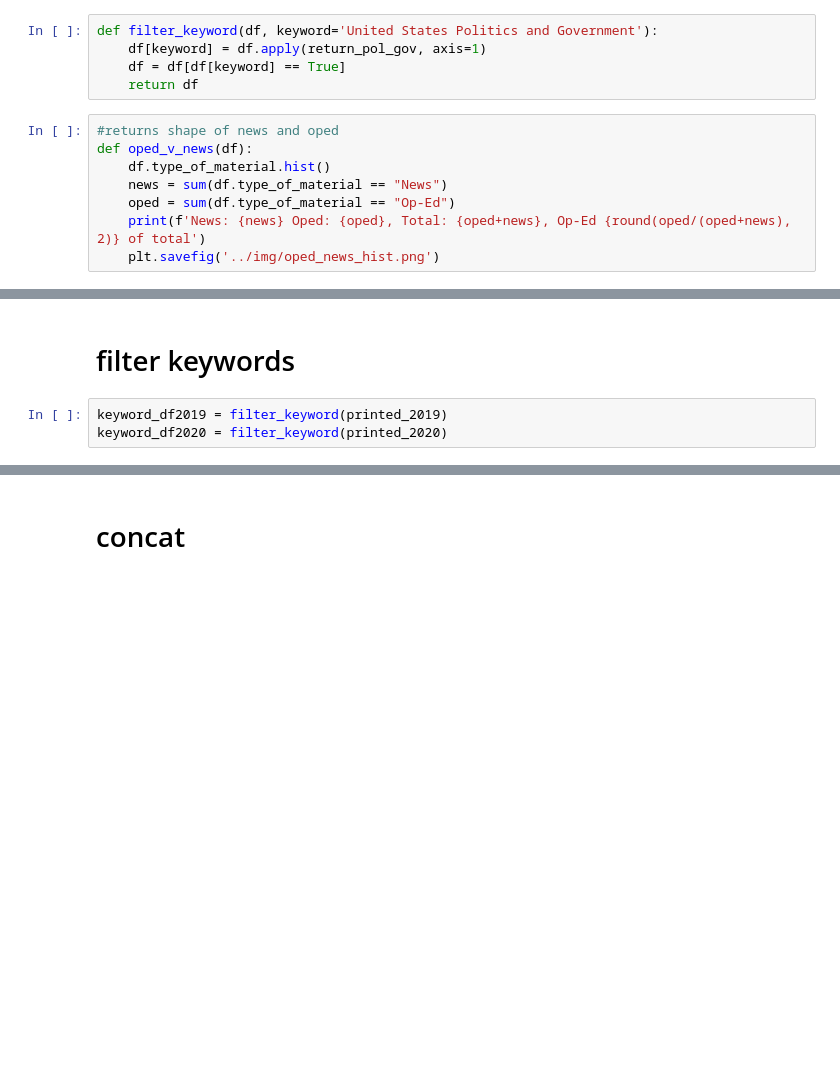
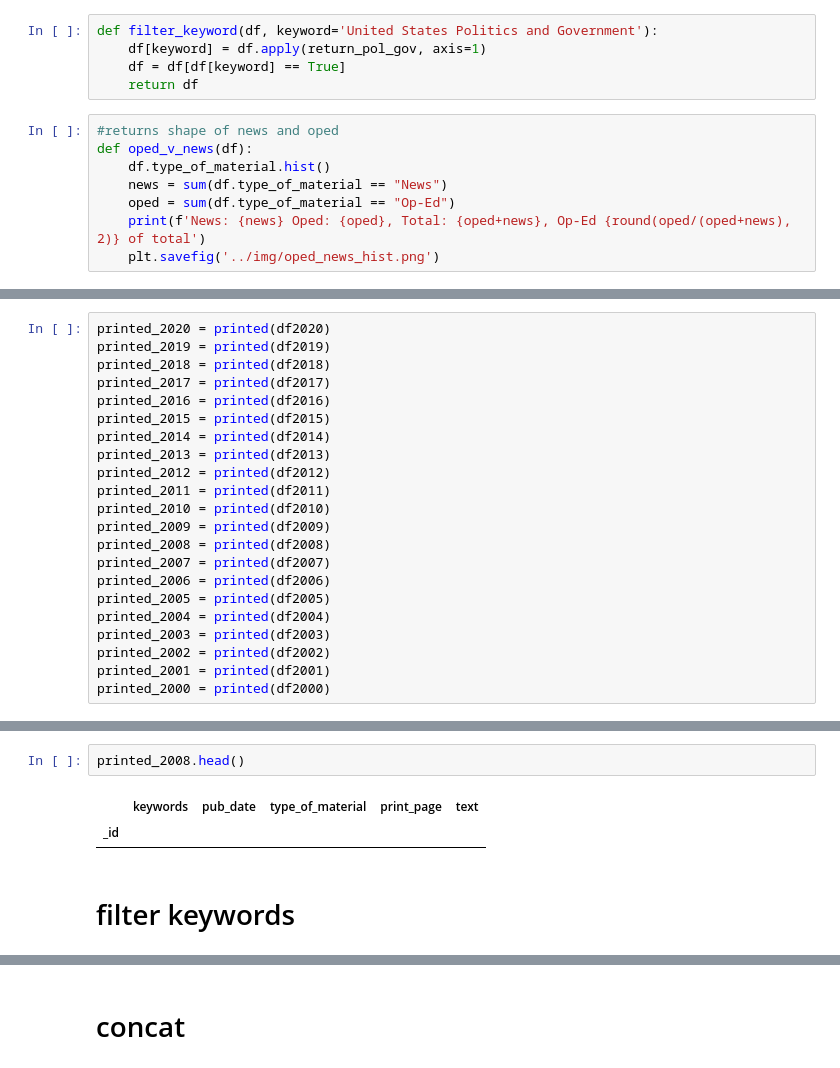
Before and after one commit to dj-betts/opinion_classifier, a Jupyter notebook: NLP_RFC/nlp.ipynb, the cells around one changed output, grey strips where cells are left out. Drawn from its saved outputs; the diff is of its cells as text; blank space fills up the shorter version.

```diff
--- a/NLP_RFC/nlp.ipynb
+++ b/NLP_RFC/nlp.ipynb
@@ -142,0 +153,22 @@ print(printed_2019.shape)
+# %%
+printed_2020 = printed(df2020)
+printed_2019 = printed(df2019)
+printed_2018 = printed(df2018)
+printed_2017 = printed(df2017)
+printed_2016 = printed(df2016)
+printed_2015 = printed(df2015)
+printed_2014 = printed(df2014)
+printed_2013 = printed(df2013)
+printed_2012 = printed(df2012)
+printed_2011 = printed(df2011)
+printed_2010 = printed(df2010)
+printed_2009 = printed(df2009)
+printed_2008 = printed(df2008)
+printed_2007 = printed(df2007)
+printed_2006 = printed(df2006)
+printed_2005 = printed(df2005)
+printed_2004 = printed(df2004)
+printed_2003 = printed(df2003)
+printed_2002 = printed(df2002)
+printed_2001 = printed(df2001)
+printed_2000 = printed(df2000)
@@ -143,5 +215,7 @@ print(printed_2019.shape)
+# %%
+printed_2008.head()
+# %% [output]
+|  | keywords | pub_date | type_of_material | print_page | text |
+| _id |  |  |  |  |  |
 # %% [markdown]
 # filter keywords
-# %%
-keyword_df2019 = filter_keyword(printed_2019)
-keyword_df2020 = filter_keyword(printed_2020)
```
Also changed, not shown: parts of 33 cells of this notebook.
